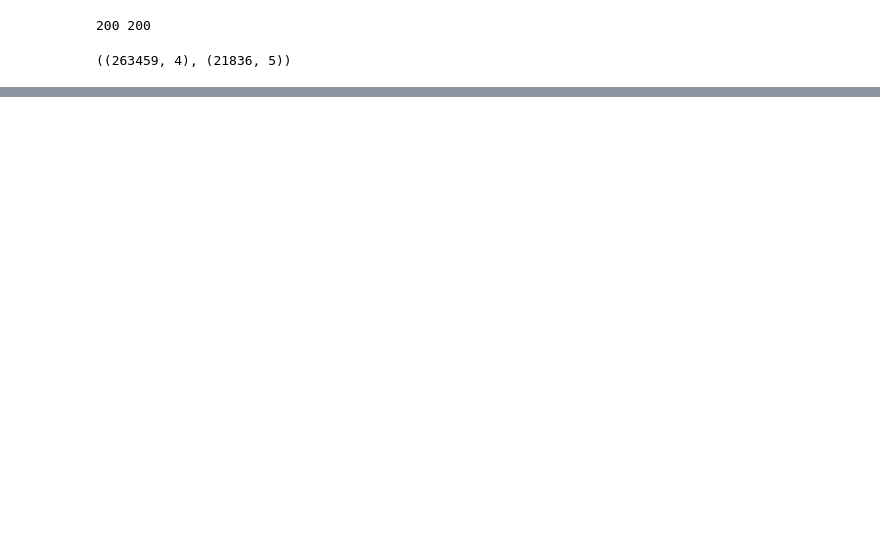
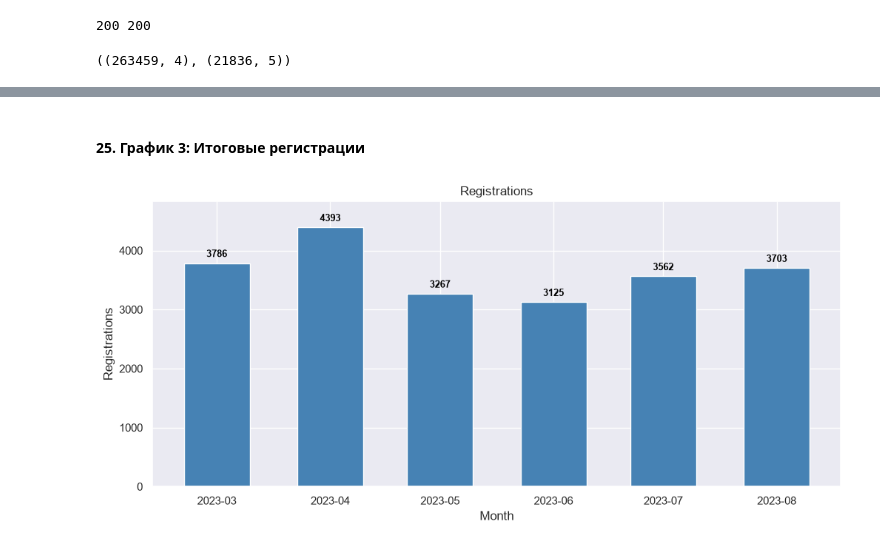
Before and after one commit to rdht85-beep/data-analytics-project-100, a Jupyter notebook: project/charts_project.ipynb, the cells around one changed output, grey strips where cells are left out. Saved outputs shown, nothing was run; the diff lists cells and outputs as text; code cells hidden in the pictures; blank space fills up the shorter version.

```diff
--- a/project/charts_project.ipynb
+++ b/project/charts_project.ipynb
@@ -139,0 +389,25 @@ visits.head()
+# %% [markdown]
+#### 25. График 3: Итоговые регистрации
+# %%
+monthly_registrations = daily_registrations.resample('MS').sum()
+
+plt.figure(figsize=(12, 5))
+plt.bar(monthly_registrations.index, monthly_registrations.values,
+        width=18, color='steelblue')
+
+for date, value in monthly_registrations.items():
+    plt.annotate(f'{value:.0f}',
+                 xy=(date, value),
+                 xytext=(0, 6),
+                 textcoords='offset points',
+                 ha='center', fontsize=9, color='black',
+                 fontweight='bold')
+
+plt.ylim(0, monthly_registrations.max() * 1.1)
+plt.title('Registrations')
+plt.xlabel('Month')
+plt.ylabel('Registrations')
+plt.savefig('./charts/registrations_dynamic.png')
+plt.show()
+# %% [output]
+[figure, added]
```
Also changed, not shown: parts of 54 cells of this notebook, 11 other files.
